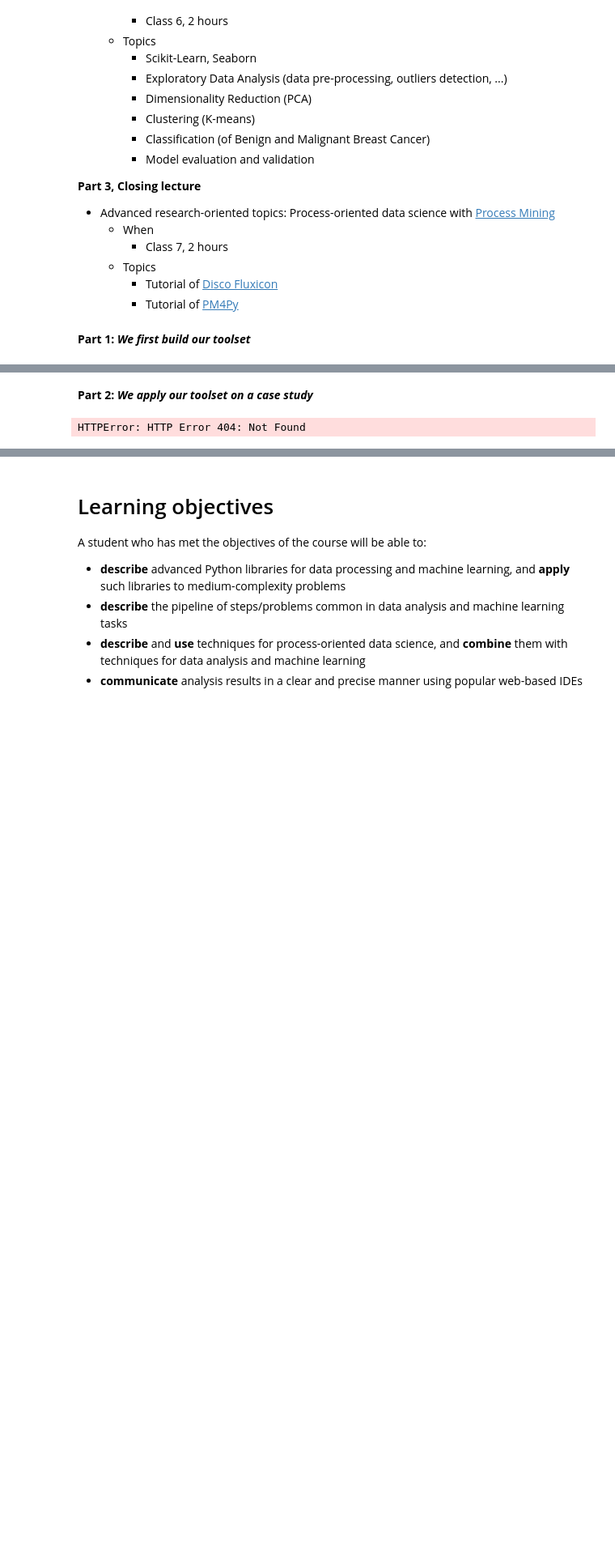
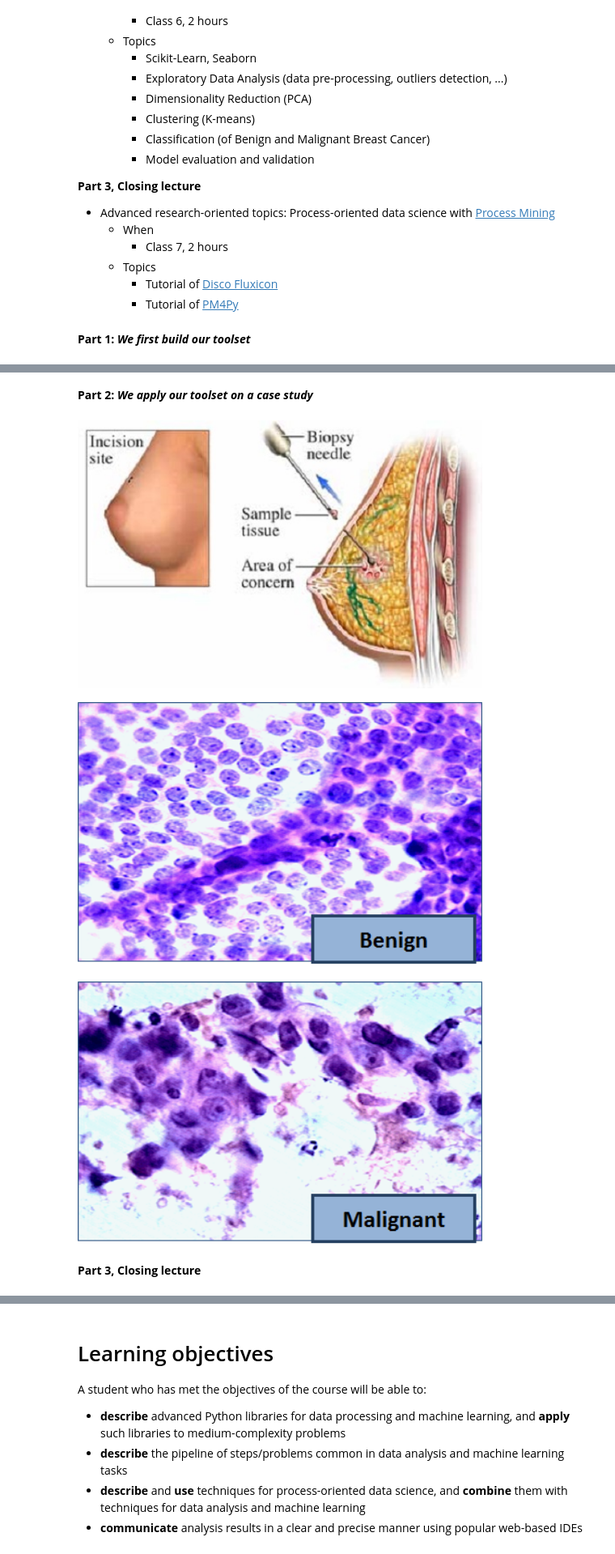
Before and after one commit to EMbeDS-education/IPDPP-GSSI-20222023, a Jupyter notebook: jupyter/jupyterNotebooks/Part0_Course_Introduction.ipynb, the cells around one changed output, grey strips where cells are left out. Shown at 81% size. Cells and saved outputs as stored; diff of their text form; code cells hidden in the pictures; blank space fills up the shorter version.

```diff
--- a/jupyter/jupyterNotebooks/Part0_Course_Introduction.ipynb
+++ b/jupyter/jupyterNotebooks/Part0_Course_Introduction.ipynb
@@ -76,34 +76,46 @@ from IPython.display import Image, display
 url_github_repo="https://github.com/EMbeDS-education/IPDPP-GSSI-20222023/raw/main/jupyter/jupyterNotebooks/"
 from IPython.display import display, Markdown, Latex
 
 
 display(Markdown('**Part 1: _We first build our toolset_**'))
 img=Image(url_github_repo+'images/pythoncpp.jpeg',width=500)
 display(img)
 img=Image(url_github_repo+'images/slice.png',width=500)
 display(img)
 img=Image(url_github_repo+'images/finance.png',width=500)
 display(img)
 img=Image(url_github_repo+'images/covid.png',width=520)
 display(img)
 
+print()
+print()
+print()
+print()
 
 display(Markdown('**Part 2: _We apply our toolset on a case study_**'))
-img=Image(url_github_repo+'images/Breast-Biopsy-2.jpg',width=700)
+img=Image(url_github_repo+'images/Breast-Biopsy-2.jpg',width=500)
 display(img)
-img=Image(url_github_repo+'images/fna-benign1.png',width=700)
+img=Image(url_github_repo+'images/fna-benign1.png',width=500)
 display(img)
-img=Image(url_github_repo+'images/fna-malignant1.png',width=700)
+img=Image(url_github_repo+'images/fna-malignant1.png',width=500)
 display(img)
+
+print()
+print()
+print()
+print()
 
 display(Markdown('**Part 3, Closing lecture**'))
 img=Image(url_github_repo+'images/pythoncpp.jpeg',width=700)
 display(img)
 # %% [output]
 **Part 1: _We first build our toolset_**
 [figure]
 [figure]
 [figure]
 [figure]
 **Part 2: _We apply our toolset on a case study_**
-HTTPError: HTTP Error 404: Not Found
+[figure, added]
+[figure, added]
+[figure, added]
+**Part 3, Closing lecture**
```
Also changed, not shown: parts of 1 cell of this notebook, 1 other file.
